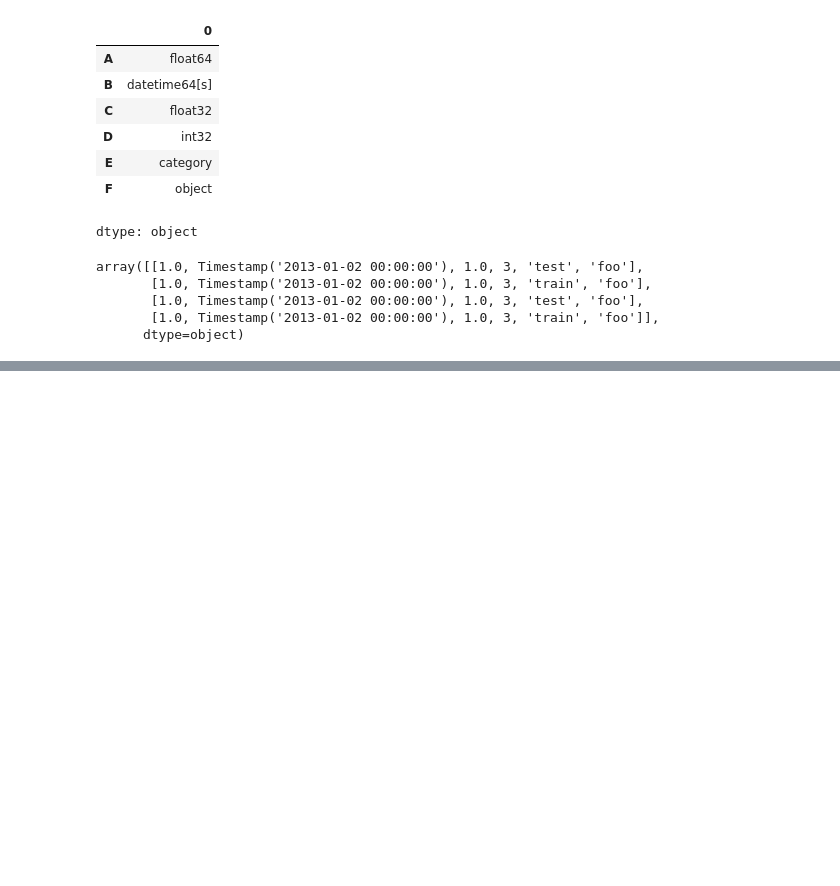
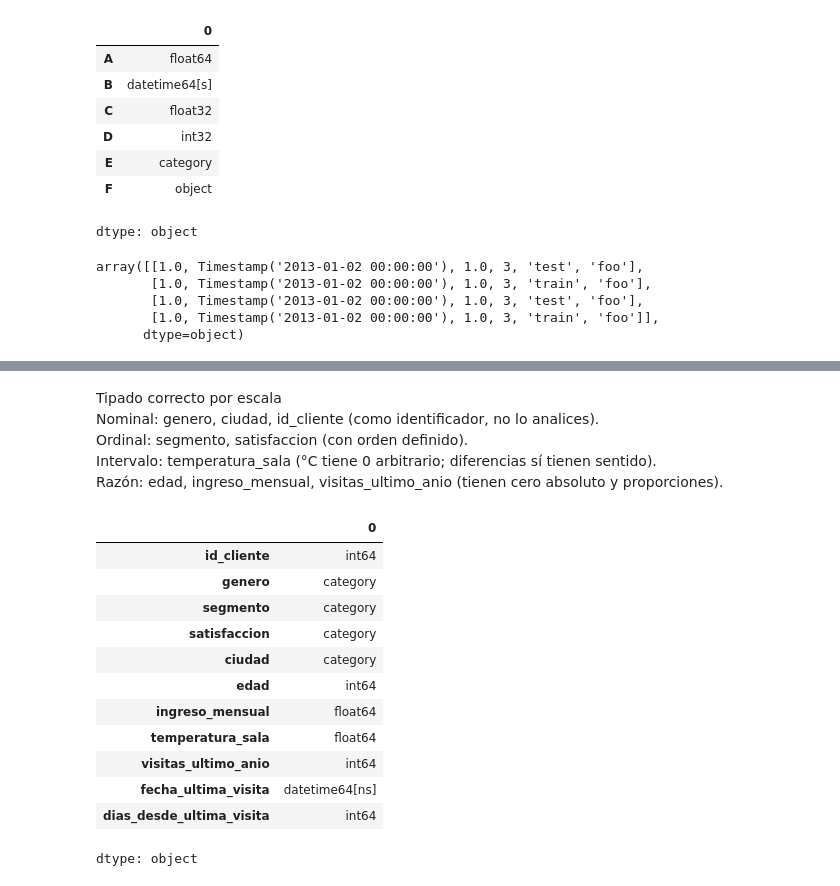
Before and after one commit to LuisNeryR/Mineria, a Jupyter notebook: Mineria.ipynb, the cells around one changed output, grey strips where cells are left out. Cells and saved outputs as stored; diff of their text form; code cells hidden in the pictures; blank space fills up the shorter version.

```diff
--- a/Mineria.ipynb
+++ b/Mineria.ipynb
@@ -1163,0 +1209,6 @@ array([[1.0, Timestamp('2013-01-02 00:00:00'), 1.0, 3, 'test', 'foo'],
+# %% [markdown]
+Tipado correcto por escala
+Nominal: genero, ciudad, id_cliente (como identificador, no lo analices).
+Ordinal: segmento, satisfaccion (con orden definido).
+Intervalo: temperatura_sala (°C tiene 0 arbitrario; diferencias sí tienen sentido).
+Razón: edad, ingreso_mensual, visitas_ultimo_anio (tienen cero absoluto y proporciones).
@@ -1163,0 +1235,16 @@ array([[1.0, Timestamp('2013-01-02 00:00:00'), 1.0, 3, 'test', 'foo'],
+# %%
+df.dtypes
+# %% [output]
+|  | 0 |
+| id_cliente | int64 |
+| genero | category |
+| segmento | category |
+| satisfaccion | category |
+| ciudad | category |
+| edad | int64 |
+| ingreso_mensual | float64 |
+| temperatura_sala | float64 |
+| visitas_ultimo_anio | int64 |
+| fecha_ultima_visita | datetime64[ns] |
+| dias_desde_ultima_visita | int64 |
+dtype: object
```
Also changed, not shown: parts of 12 cells of this notebook.
